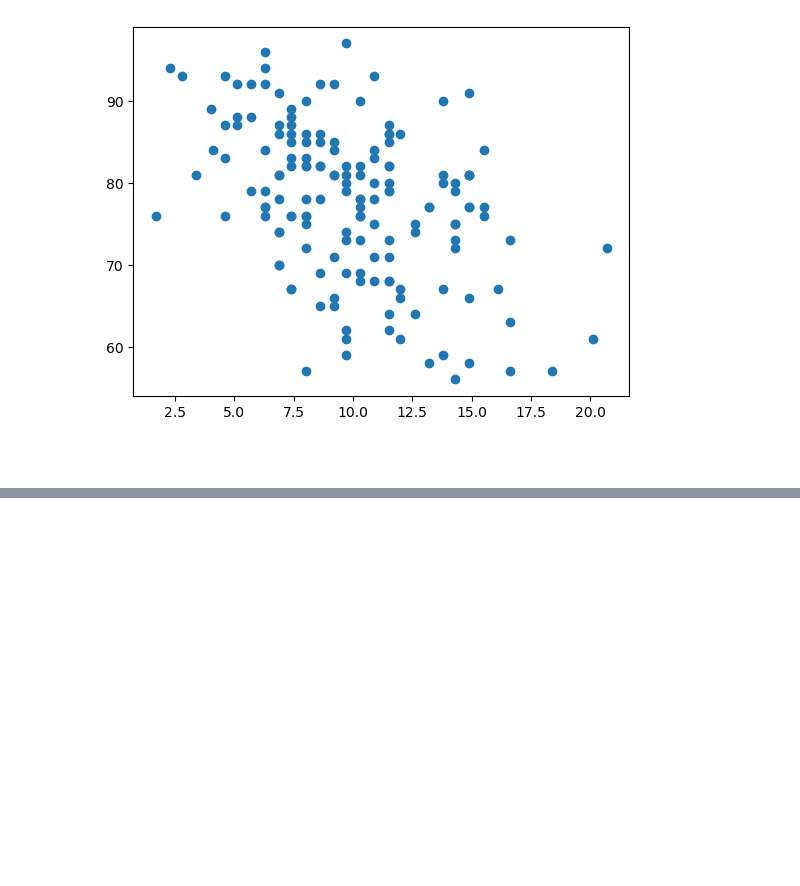
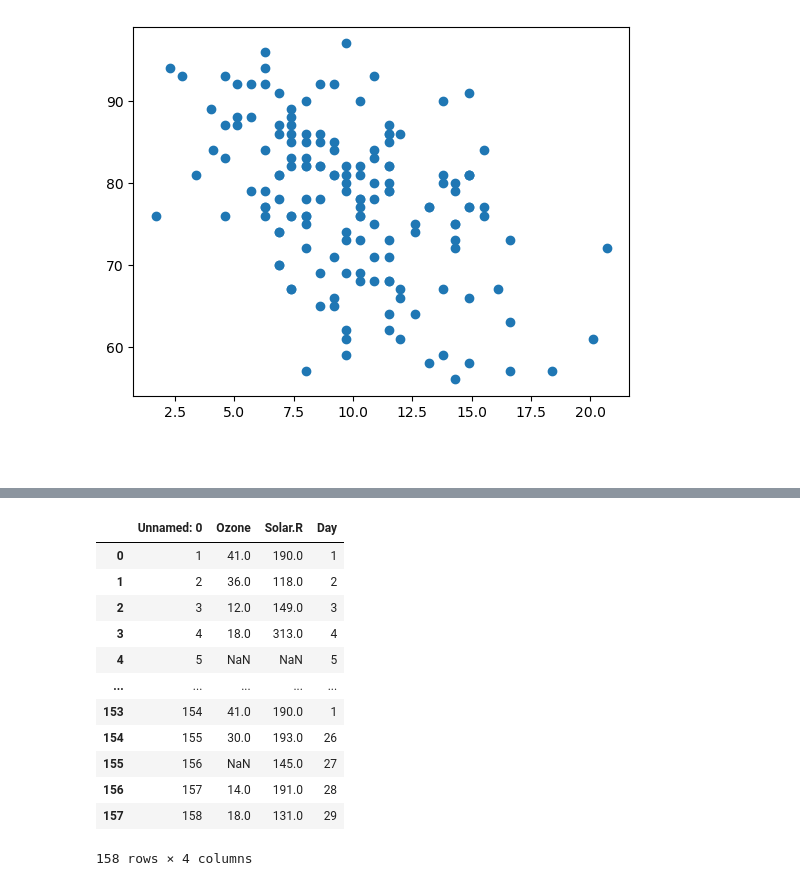
Before and after one commit to Danishheheh/aiml, a Jupyter notebook: EDA.ipynb, the cells around one changed output, grey strips where cells are left out. Saved outputs shown, nothing was run; the diff lists cells and outputs as text; code cells hidden in the pictures; blank space fills up the shorter version.

```diff
--- a/EDA.ipynb
+++ b/EDA.ipynb
@@ -437,0 +460,17 @@ data1["Wind"].corr(data1["Temperature"]
+# %%
+data1_numeric = data.iloc[:,[0,1,2,6]]
+data1_numeric
+# %% [output]
+|  | Unnamed: 0 | Ozone | Solar.R | Day |
+| 0 | 1 | 41.0 | 190.0 | 1 |
+| 1 | 2 | 36.0 | 118.0 | 2 |
+| 2 | 3 | 12.0 | 149.0 | 3 |
+| 3 | 4 | 18.0 | 313.0 | 4 |
+| 4 | 5 | NaN | NaN | 5 |
+| ... | ... | ... | ... | ... |
+| 153 | 154 | 41.0 | 190.0 | 1 |
+| 154 | 155 | 30.0 | 193.0 | 26 |
+| 155 | 156 | NaN | 145.0 | 27 |
+| 156 | 157 | 14.0 | 191.0 | 28 |
+| 157 | 158 | 18.0 | 131.0 | 29 |
+158 rows × 4 columns
```
Also changed, not shown: parts of 9 cells of this notebook.
